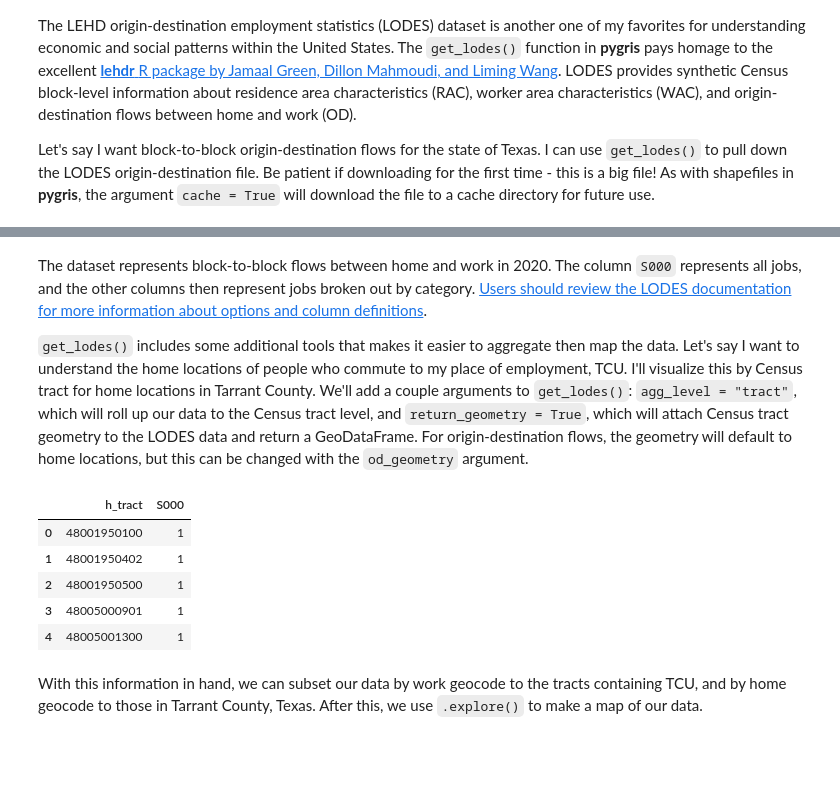
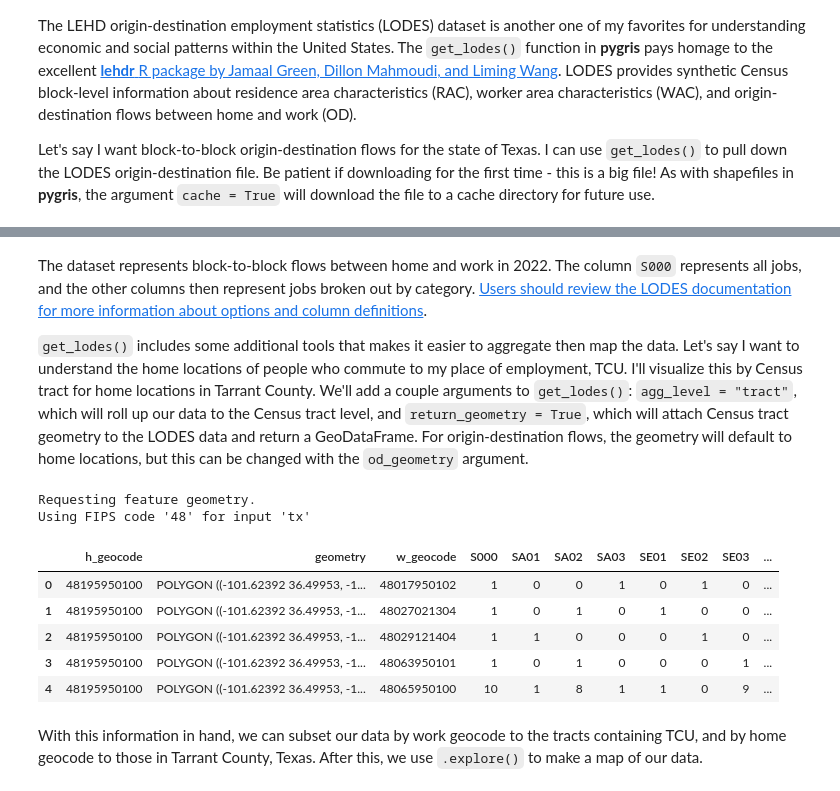
Before and after one commit to walkerke/pygris, a Jupyter notebook: docs/03-data-utilities.ipynb, the cells around one changed output, grey strips where cells are left out. Cells and saved outputs as stored; diff of their text form; code cells hidden in the pictures; blank space fills up the shorter version.

```diff
--- a/docs/03-data-utilities.ipynb
+++ b/docs/03-data-utilities.ipynb
@@ -75,19 +82,21 @@ tx_od.head()
 # %% [markdown]
-The dataset represents block-to-block flows between home and work in 2020.  The column `S000` represents all jobs, and the other columns then represent jobs broken out by category.  [Users should review the LODES documentation for more information about options and column definitions](https://lehd.ces.census.gov/data/lodes/LODES7/LODESTechDoc7.5.pdf).
+The dataset represents block-to-block flows between home and work in 2022.  The column `S000` represents all jobs, and the other columns then represent jobs broken out by category.  [Users should review the LODES documentation for more information about options and column definitions](https://lehd.ces.census.gov/data/lodes/LODES7/LODESTechDoc7.5.pdf).
 
 `get_lodes()` includes some additional tools that makes it easier to aggregate then map the data.  Let's say I want to understand the home locations of people who commute to my place of employment, TCU.  I'll visualize this by Census tract for home locations in Tarrant County.  We'll add a couple arguments to `get_lodes()`: `agg_level = "tract"`, which will roll up our data to the Census tract level, and `return_geometry = True`, which will attach Census tract geometry to the LODES data and return a GeoDataFrame.  For origin-destination flows, the geometry will default to home locations, but this can be changed with the `od_geometry` argument.
 # %%
-tx_od_tract = get_lodes(state = "TX", year = 2020, lodes_type = "od", cache = True,
+tx_od_tract = get_lodes(state = "TX", year = 2022, lodes_type = "od", cache = True,
                   return_geometry = True, agg_level = "tract")
 
 tx_od_tract.head()
 # %% [output]
+Requesting feature geometry.
+Using FIPS code '48' for input 'tx'
-|  | h_tract | S000 |
-| 0 | 48001950100 | 1 |
-| 1 | 48001950402 | 1 |
-| 2 | 48001950500 | 1 |
-| 3 | 48005000901 | 1 |
-| 4 | 48005001300 | 1 |
+|  | h_geocode | geometry | w_geocode | S000 | SA01 | SA02 | SA03 | SE01 | SE02 | SE03 | ... |
+| 0 | 48195950100 | POLYGON ((-101.62392 36.49953, -1... | 48017950102 | 1 | 0 | 0 | 1 | 0 | 1 | 0 | ... |
+| 1 | 48195950100 | POLYGON ((-101.62392 36.49953, -1... | 48027021304 | 1 | 0 | 1 | 0 | 1 | 0 | 0 | ... |
+| 2 | 48195950100 | POLYGON ((-101.62392 36.49953, -1... | 48029121404 | 1 | 1 | 0 | 0 | 0 | 1 | 0 | ... |
+| 3 | 48195950100 | POLYGON ((-101.62392 36.49953, -1... | 48063950101 | 1 | 0 | 1 | 0 | 0 | 0 | 1 | ... |
+| 4 | 48195950100 | POLYGON ((-101.62392 36.49953, -1... | 48065950100 | 10 | 1 | 8 | 1 | 1 | 0 | 9 | ... |
 # %% [markdown]
 With this information in hand, we can subset our data by work geocode to the tracts containing TCU, and by home geocode to those in Tarrant County, Texas.  After this, we use `.explore()` to make a map of our data.
 # %%
```
Also changed, not shown: parts of 2 cells of this notebook, 3 other files.
